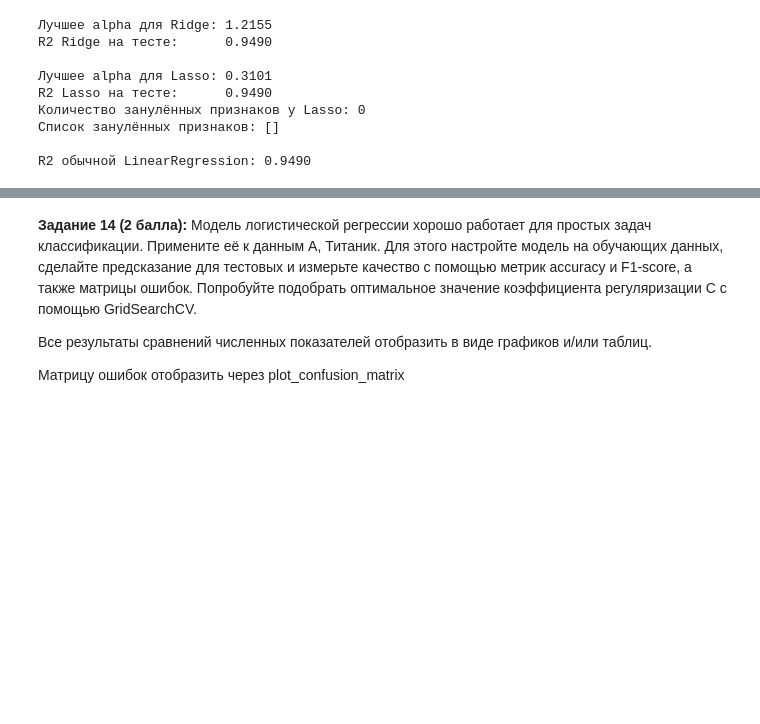
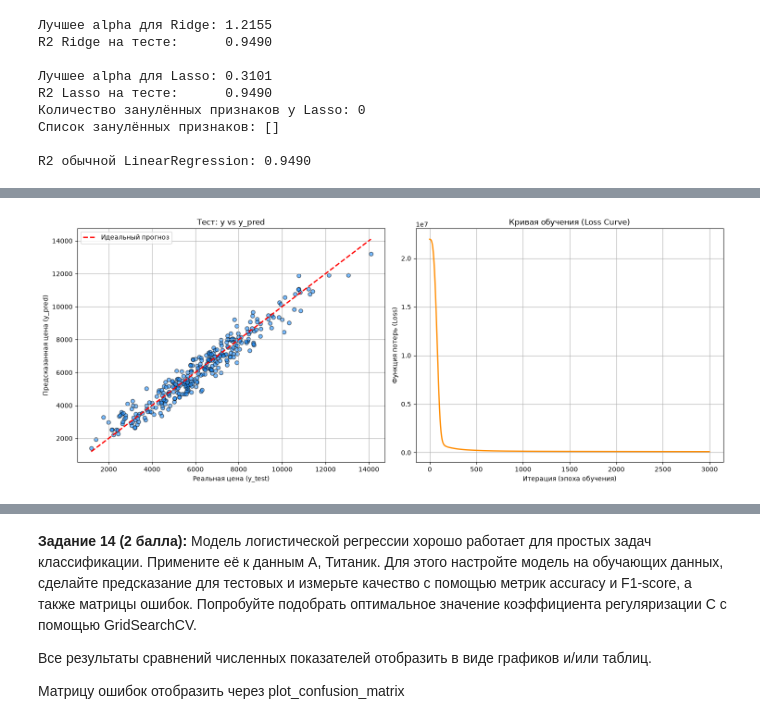
Before and after one commit to IrishinT/Lab_02_PythonForAI, a Jupyter notebook: Languages_for_AI__Python_ML_Lab02.ipynb, the cells around one changed output, grey strips where cells are left out. Saved outputs shown, nothing was run; the diff lists cells and outputs as text; code cells hidden in the pictures; blank space fills up the shorter version.

```diff
--- a/Languages_for_AI__Python_ML_Lab02.ipynb
+++ b/Languages_for_AI__Python_ML_Lab02.ipynb
@@ -880,0 +892,84 @@ from sklearn.model_selection import train_test_split
+# %%
+import matplotlib.pyplot as plt
+import numpy as np
+import pandas as pd
+from sklearn.linear_model import LinearRegression
+from sklearn.metrics import (
+    mean_absolute_error,
+    mean_squared_error,
+    r2_score,
+    root_mean_squared_error,
+)
+from sklearn.model_selection import train_test_split
+from sklearn.neural_network import MLPRegressor
+from sklearn.pipeline import Pipeline
+from sklearn.preprocessing import StandardScaler
+
+df = pd.read_csv("apartments.csv")
+X_reg = df.drop(columns=["price"])
+y_reg = df["price"]
+
+X_train, X_test, y_train, y_test = train_test_split(
+    X_reg, y_reg, test_size=0.2, random_state=42
+)
+
+pipeline_mlp = Pipeline(
+    [
+        ("scaler", StandardScaler()), # масштабирование
+        (
+            "mlp",
+            MLPRegressor( # нейросеть MLP
+                hidden_layer_sizes=(64, 32),
+                activation="relu",
+                max_iter=3000,
+                random_state=42,
+            ),
+        ),
+    ]
+)
+
+pipeline_mlp.fit(X_train, y_train)
+y_pred_mlp = pipeline_mlp.predict(X_test)
+
+lr = LinearRegression()
+lr.fit(X_train, y_train)
+y_pred_lr = lr.predict(X_test)
+
+print("")
+print("MLPRegressor:")
+print(f"MSE:\t{mean_squared_error(y_test, y_pred_mlp):.2f}")
+print(f"RMSE:\t{root_mean_squared_error(y_test, y_pred_mlp):.2f}")
+print(f"MAE:\t{mean_absolute_error(y_test, y_pred_mlp):.2f}")
+print(f"R2:\t{r2_score(y_test, y_pred_mlp):.4f}")
+
+print("\nLinearRegression:")
+print(f"MSE:\t{mean_squared_error(y_test, y_pred_lr):.2f}")
+print(f"RMSE:\t{root_mean_squared_error(y_test, y_pred_lr):.2f}")
+print(f"MAE:\t{mean_absolute_error(y_test, y_pred_lr):.2f}")
+print(f"R2:\t{r2_score(y_test, y_pred_lr):.4f}")
+print("")
+
+fig, axes = plt.subplots(1, 2, figsize=(15, 6))
+
+axes[0].scatter(y_test, y_pred_mlp, alpha=0.6, color="dodgerblue", edgecolor="k")
+# Линия, где истина совпадает с прогнозом
+min_val = min(y_test.min(), y_pred_mlp.min())
+max_val = max(y_test.max(), y_pred_mlp.max())
+axes[0].plot([min_val, max_val], [min_val, max_val], "r--", lw=2, label="Идеальный прогноз")
+axes[0].set_xlabel("Реальная цена (y_test)")
+axes[0].set_ylabel("Предсказанная цена (y_pred)")
+axes[0].set_title("Тест: y vs y_pred")
+axes[0].legend()
+axes[0].grid(True)
+
+# Кривая обучения
+mlp_model = pipeline_mlp.named_steps["mlp"]
+axes[1].plot(mlp_model.loss_curve_, color="darkorange", lw=2)
+axes[1].set_xlabel("Итерация (эпоха обучения)")
+axes[1].set_ylabel("Функция потерь (Loss)")
+axes[1].set_title("Кривая обучения (Loss Curve)")
+axes[1].grid(True)
+
+plt.tight_layout()
+plt.show()
+# %% [output]
@@ -881,3 +987,4 @@ from sklearn.model_selection import train_test_split
+[figure, added]
 # %% [markdown]
 __Задание 13 (3 балла):__ MLP для классификации. Используйте датасет B (`X_cls`, `y_cls`).
 
```
Also changed, not shown: parts of 10 cells of this notebook.
